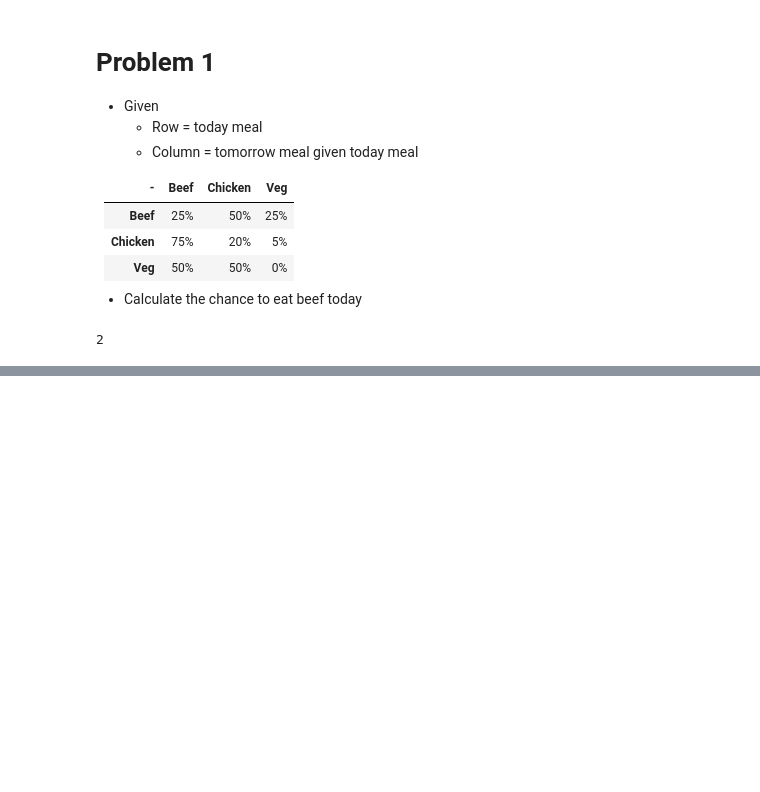
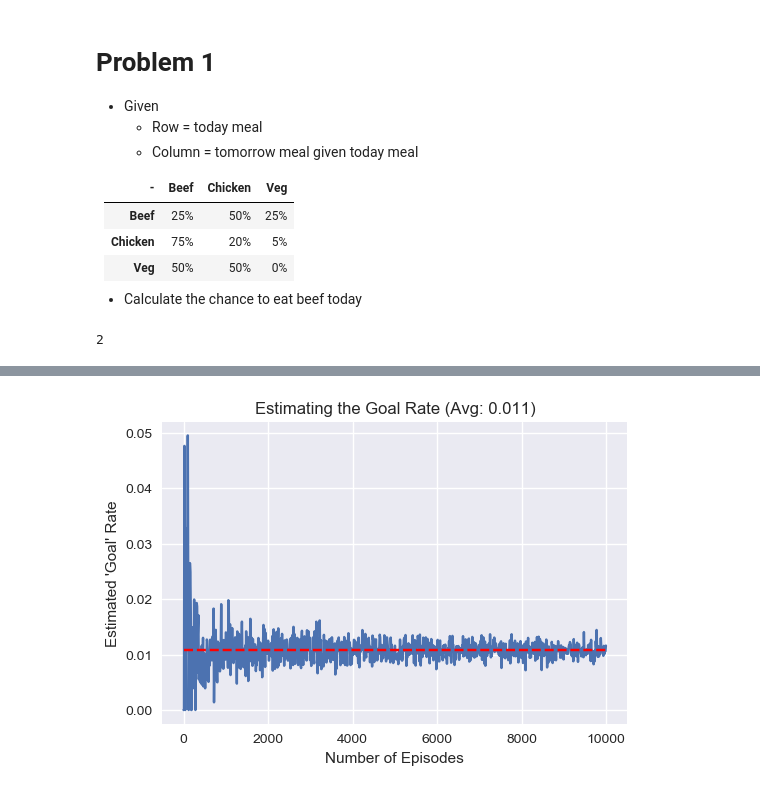
Before and after one commit to dangkhoadl/my-Machine-Learning, a Jupyter notebook: Problems/MC_1_RandomWalk.ipynb, the cells around one changed output, grey strips where cells are left out. Cells and saved outputs as stored; diff of their text form; code cells hidden in the pictures; blank space fills up the shorter version.

```diff
--- a/Problems/MC_1_RandomWalk.ipynb
+++ b/Problems/MC_1_RandomWalk.ipynb
@@ -112,0 +277,14 @@ def take_step(position, step_size):
+# %%
+survival_esimations = []
+cnt = 0
+for N in range(1,10000,10):
+    cnt += 1
+    if cnt % 100 == 0: print("Prgress {}/{}".format(cnt, len(range(1,10000,10))))
+
+    results = {0:0, 1:0, 2:0}
+    for i in range(N):
+        walk_path, result = simulate_a_walk(
+            start_position=(4,4),
+            number_of_steps=50)
+        results[result] += 1
+    survival_esimations.append(results[2]/N)
@@ -112,0 +302,14 @@ def take_step(position, step_size):
+# %%
+plt.figure(dpi=100)
+plt.xlabel("Number of Episodes")
+plt.ylabel("Estimated 'Goal' Rate")
+
+plt.plot(
+    range(1,10000,10), survival_esimations);
+plt.plot(
+    [0, 10000], [np.mean(survival_esimations), np.mean(survival_esimations)],
+    'r--');
+
+plt.title("Estimating the Goal Rate (Avg: %.3f)"%np.mean(survival_esimations));
+# %% [output]
+[figure, added]
```
Also changed, not shown: parts of 16 cells of this notebook, 3 other files.
